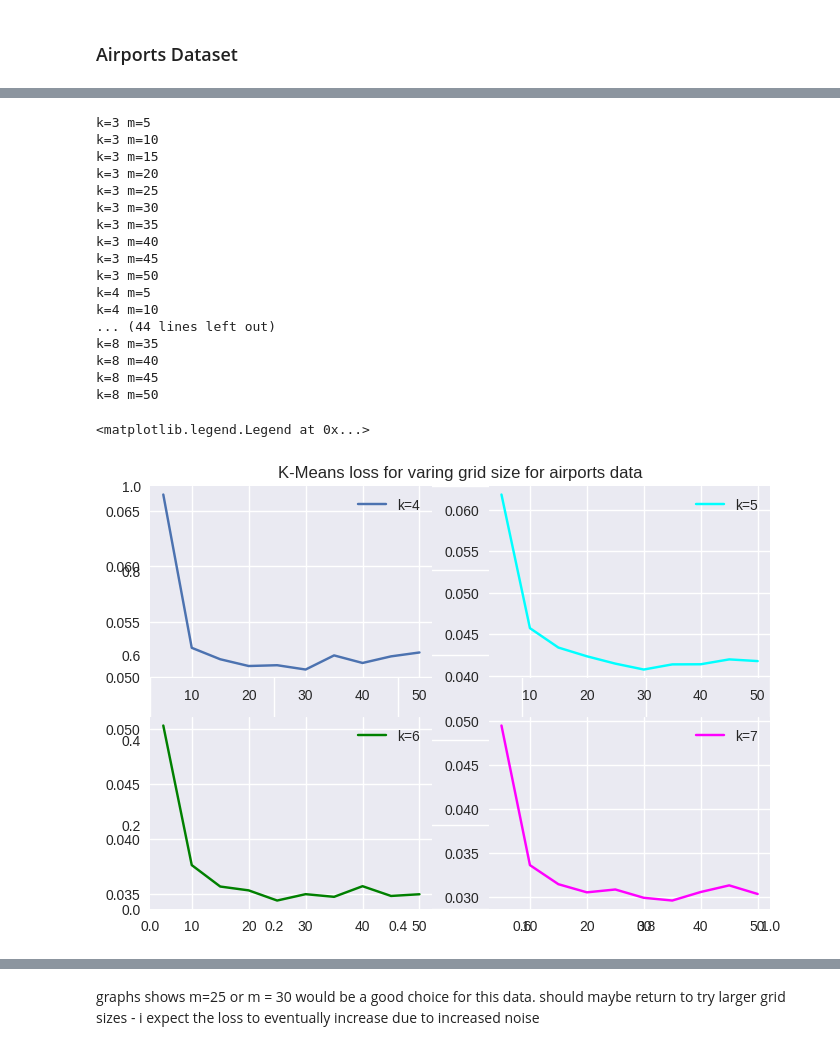
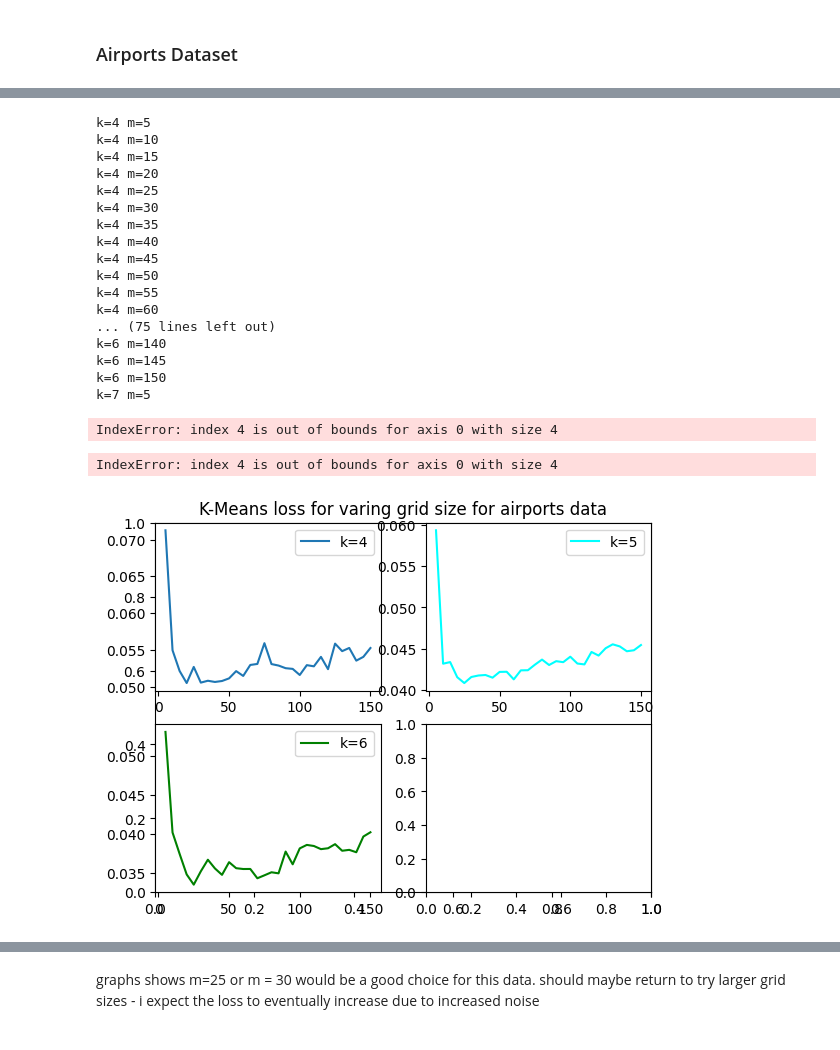
Before and after one commit to amy-ln/dpclustering, a Jupyter notebook: grid-experiment.ipynb, the cells around one changed output, grey strips where cells are left out. Drawn from its saved outputs; the diff is of its cells as text; code cells hidden in the pictures.

```diff
--- a/grid-experiment.ipynb
+++ b/grid-experiment.ipynb
@@ -153,52 +153,53 @@ plt.scatter(x=centers[:,0], y=centers[:,1], c="red")
 # range k from 3 to 8
 # then check M for each
 
-results = np.empty((6,10)) # first axis is for k second is for M
+results = np.empty((4,30)) # first axis is for k second is for M
 
 # to start do M in intervals of 10
 
-for k in range(3,9):
-    for m_index in range(1,11):
+for k in range(4,8):
+    for m_index in range(1,31):
         print(f"k={k} m={m_index*5}")
         r = grid_experiment(data=airports, k=k, e=1, M=m_index*5, n_trials=20)
-        results[k-3, m_index-1] = r
+        results[k-4, m_index-1] = r
 # %% [output]
-k=3 m=5
-k=3 m=10
-k=3 m=15
-k=3 m=20
-k=3 m=25
-k=3 m=30
-k=3 m=35
-k=3 m=40
-k=3 m=45
-k=3 m=50
 k=4 m=5
 k=4 m=10
-... (44 lines left out)
-k=8 m=35
-k=8 m=40
-k=8 m=45
-k=8 m=50
+k=4 m=15
+k=4 m=20
+k=4 m=25
+k=4 m=30
+k=4 m=35
+k=4 m=40
+k=4 m=45
+k=4 m=50
+k=4 m=55
+k=4 m=60
+... (75 lines left out)
+k=6 m=140
+k=6 m=145
+k=6 m=150
+k=7 m=5
+IndexError: index 4 is out of bounds for axis 0 with size 4
 # %%
-m_range = [i*5 for i in range(1,11)]
+m_range = [i*5 for i in range(1,31)]
 
 plt.title("K-Means loss for varing grid size for airports data")
 plt.subplot(2,2,1)
 plt.plot(m_range, results[1,:])
 plt.legend(["k=4"])
 
 plt.subplot(2,2,2)
 plt.plot(m_range, results[2,:], c="cyan")
 plt.legend(["k=5"])
 
 plt.subplot(2,2,3)
 plt.plot(m_range, results[3,:], c="green")
 plt.legend(["k=6"])
 
 plt.subplot(2,2,4)
 plt.plot(m_range, results[4,:], c="magenta")
 plt.legend(["k=7"])
 # %% [output]
-<matplotlib.legend.Legend at 0x...>
+IndexError: index 4 is out of bounds for axis 0 with size 4
-[figure, old version]
+[figure, new version]
```
Also changed, not shown: parts of 3 cells of this notebook.
